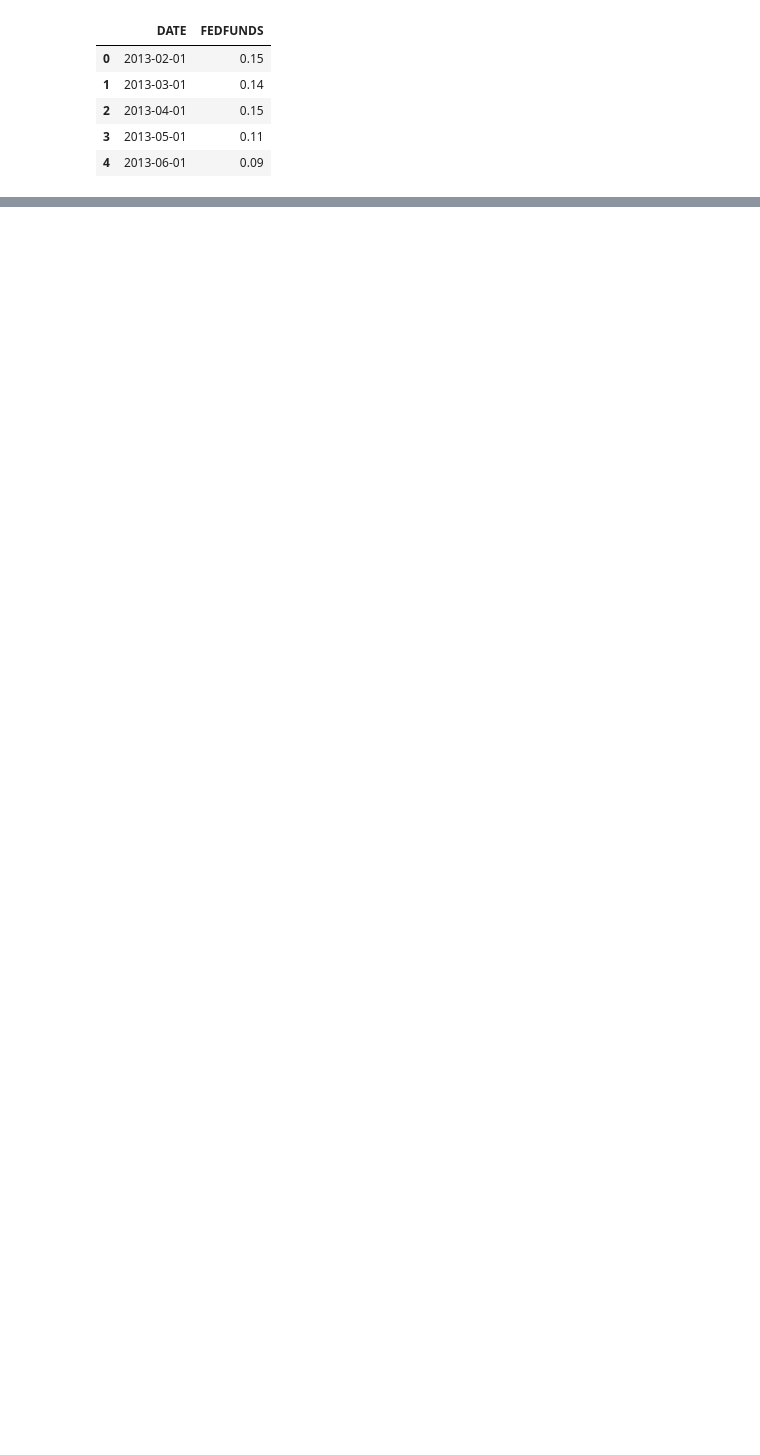
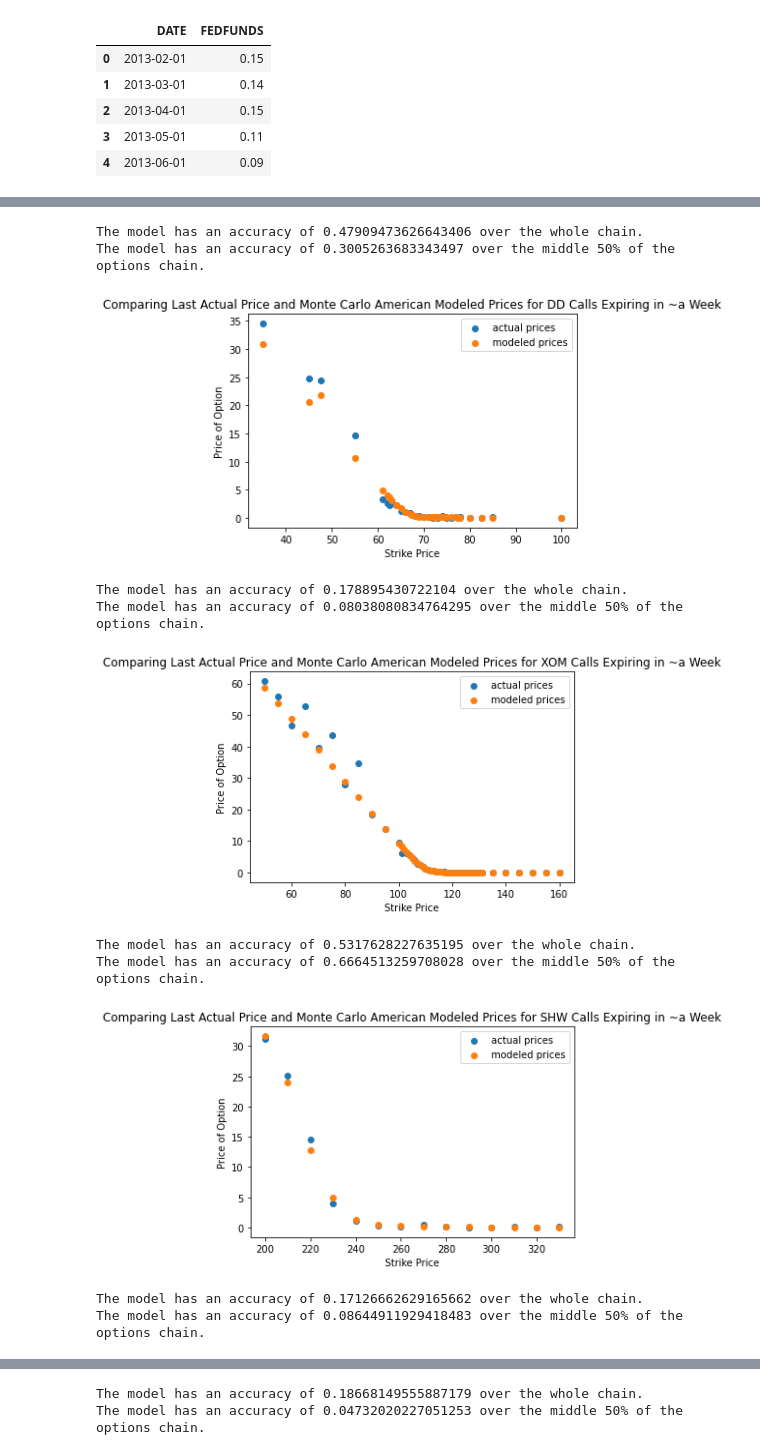
Before and after one commit to ili23/CDS-QF-Options-Pricing-Model, a Jupyter notebook: monte-carlo_model.ipynb, the cells around one changed output, grey strips where cells are left out. Cells and saved outputs as stored; diff of their text form; code cells hidden in the pictures; blank space fills up the shorter version.

```diff
--- a/monte-carlo_model.ipynb
+++ b/monte-carlo_model.ipynb
@@ -308,0 +285,76 @@ Name: 658767, dtype: object
+# %%
+int_rate = 0.0344 #risk free interest rate today
+def compare(ticker,date):
+    """
+    Generates plots comparing the modeled prices from the Binomial Model Tree to
+    actual stock data.
+    ticker: ticker for the stock
+    date: options expiration date
+    """
+    formatted_date = datetime.date(int(date[0:4]),int(date[5:7]),int(date[8::]))
+    tte = formatted_date - datetime.date.today()
+    stock = yf.Ticker(ticker)
+    stock_price = stock.info['currentPrice']
+    opt_chain = stock.option_chain(date)
+    calls = opt_chain.calls
+    calls["modeled_price"] = 0
+    calls["percent_error"] = 0
+    for i in range(0,calls.shape[0]):
+        S0 = stock_price
+        K = calls['strike'][i]
+        sigma = calls['impliedVolatility'][i]
+        T = tte.days / 365
+        M = 50
+        I = 50000
+
+        S = generate_paths(S0, int_rate, sigma, T, M, I)
+        calculated_price = lsm_american_option_pricing(S, K, int_rate, T, option_category='call')
+        calls["modeled_price"][i] = calculated_price if (calculated_price < 2000 and calculated_price > 0) else 0
+        calls["percent_error"][i] = abs((calls['lastPrice'][i] - calls["modeled_price"][i])/calls['lastPrice'][i])
+    print("The model has an accuracy of " + str(calls["percent_error"].mean()) + " over the whole chain.")
+    bottom = calls.shape[0]//4
+    top = bottom*3
+    print("The model has an accuracy of " + str(calls["percent_error"][bottom:top].mean()) + " over the middle 50% of the options chain.")
+    plt.scatter(calls['strike'].to_numpy(),calls['lastPrice'].to_numpy(),label="actual prices")
+    plt.scatter(calls['strike'].to_numpy(),calls["modeled_price"].to_numpy(),label="modeled prices")
+    plt.title('Comparing Last Actual Price and Monte Carlo American Modeled Prices for ' + ticker + ' Calls Expiring in ~a Week')
+    plt.ylabel('Price of Option')
+    plt.xlabel('Strike Price')
+    plt.legend()
+    plt.show()
+    return
+
+stocks = {
+    "DD":'2023-05-19', #Energy Sector
+    "XOM":'2023-05-19', #Energy Sector
+    "SHW":'2023-05-19', #Materials Sector
+    "CVX":'2023-05-19', #Materials Sector
+    "BA":'2023-05-19', #Industrial Sector
+    "UNP":'2023-05-19', #Industrial Sector
+    "DUK": '2023-05-19', #Healthcare
+    "JNJ": '2023-05-19', #Healthcare
+    "JPM": '2023-05-19', #Financial
+    "GS" :'2023-05-19', #Financial
+    "AMZN" :'2023-05-19', #Consumer Discretionary Sector
+    "MCD" :'2023-05-19', #Consumer Discretionary Sector
+    "PG" :'2023-05-19',#Consume Staples Sector
+    "AAPL":'2023-05-19', #Tech Sector
+    "MSFT": '2023-05-19',#Tech Sector
+    "GOOG":'2023-05-19', #Communication Sector
+    "AMT": '2023-05-19', #Real Estate
+    }
+
+for key in stocks:
+    compare(key,'2023-05-19')
+# %% [output]
+The model has an accuracy of 0.47909473626643406 over the whole chain.
+The model has an accuracy of 0.3005263683343497 over the middle 50% of the options chain.
+[figure, added]
+The model has an accuracy of 0.178895430722104 over the whole chain.
+The model has an accuracy of 0.08038080834764295 over the middle 50% of the options chain.
+[figure, added]
+The model has an accuracy of 0.5317628227635195 over the whole chain.
+The model has an accuracy of 0.6664513259708028 over the middle 50% of the options chain.
+[figure, added]
+The model has an accuracy of 0.17126662629165662 over the whole chain.
+The model has an accuracy of 0.08644911929418483 over the middle 50% of the options chain.
@@ -308,0 +362,2 @@ Name: 658767, dtype: object
+The model has an accuracy of 0.18668149555887179 over the whole chain.
+The model has an accuracy of 0.04732020227051253 over the middle 50% of the options chain.
```
Also changed, not shown: parts of 9 cells of this notebook, 1 other file.
